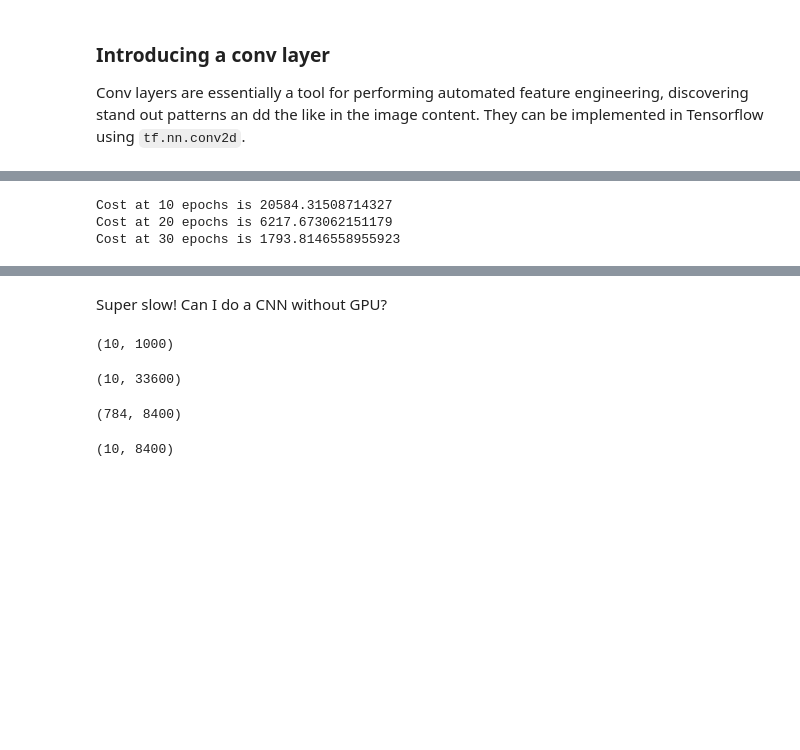
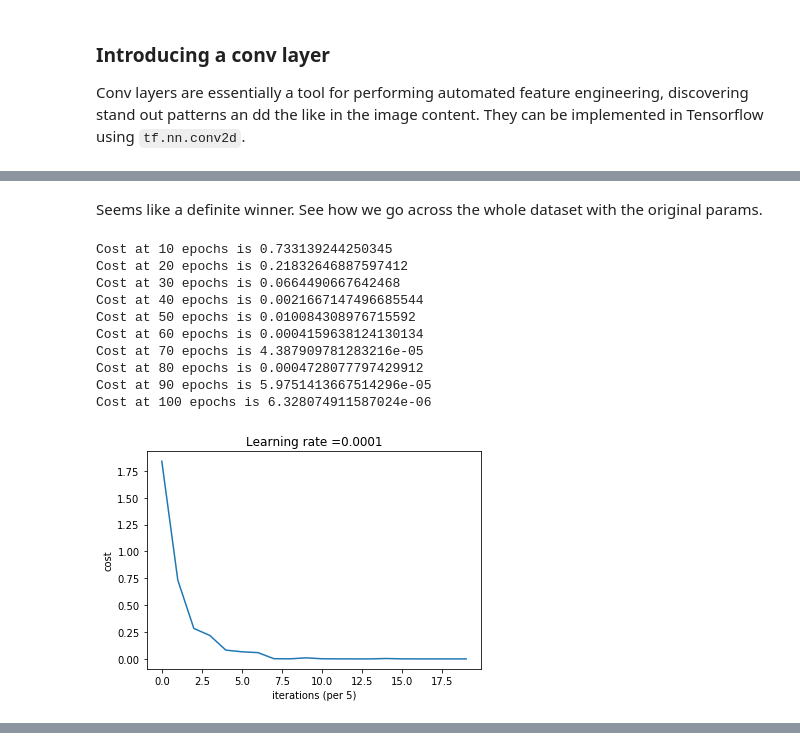
Before and after one commit to Technology-Notes/kaggle-notebooks, a Jupyter notebook: digit-recognizer/attempt-1.ipynb, the cells around one changed output, grey strips where cells are left out. Cells and saved outputs as stored; diff of their text form; code cells hidden in the pictures; blank space fills up the shorter version.

```diff
--- a/digit-recognizer/attempt-1.ipynb
+++ b/digit-recognizer/attempt-1.ipynb
@@ -562,6 +565,16 @@ Wall time: 11min 53s
+# %% [markdown]
+Seems like a definite winner. See how we go across the whole dataset with the original params.
 # %%
-parameters = train_conv_model(training_imgs_X, training_labels_y, dev_imgs_X, dev_labels_y, learning_rate=0.1)
+%time parameters = train_conv_model(training_imgs_X, training_labels_y, dev_imgs_X, dev_labels_y)
 # %% [output]
-Cost at 10 epochs is 20584.31508714327
-Cost at 20 epochs is 6217.673062151179
-Cost at 30 epochs is 1793.8146558955923
+Cost at 10 epochs is 0.733139244250345
+Cost at 20 epochs is 0.21832646887597412
+Cost at 30 epochs is 0.0664490667642468
+Cost at 40 epochs is 0.0021667147496685544
+Cost at 50 epochs is 0.010084308976715592
+Cost at 60 epochs is 0.0004159638124130134
+Cost at 70 epochs is 4.387909781283216e-05
+Cost at 80 epochs is 0.0004728077797429912
+Cost at 90 epochs is 5.9751413667514296e-05
+Cost at 100 epochs is 6.328074911587024e-06
+[figure, added]
@@ -569,18 +584,0 @@ KeyboardInterrupt:
-# %% [markdown]
-Super slow! Can I do a CNN without GPU?
-# %%
-training_labels_y[:,:1000].shape
-# %% [output]
-(10, 1000)
-# %%
-training_labels_y.shape
-# %% [output]
-(10, 33600)
-# %%
-dev_imgs_X.shape
-# %% [output]
-(784, 8400)
-# %%
-dev_labels_y.shape
-# %% [output]
-(10, 8400)
```
Also changed, not shown: parts of 23 cells of this notebook.
